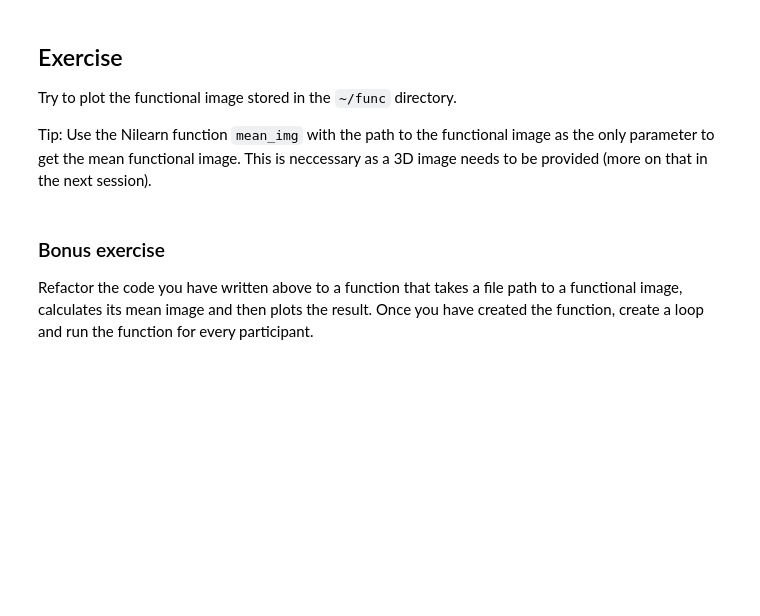
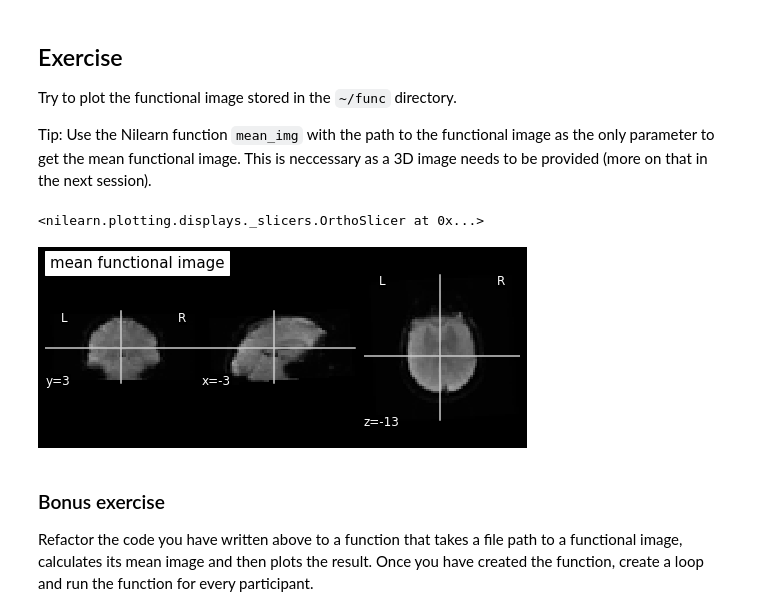
Before and after one commit to lrsktr/tewa-neuroimaging, a Jupyter notebook: 00_intro-and-quickstart/00_intro_and_quickstart.ipynb, the cells around one changed output. Saved outputs shown, nothing was run; the diff lists cells and outputs as text; code cells hidden in the pictures; blank space fills up the shorter version.

```diff
--- a/00_intro-and-quickstart/00_intro-and-quickstart.ipynb
+++ b/00_intro-and-quickstart/00_intro_and_quickstart.ipynb
@@ -135,3 +130,15 @@ func_img = image.mean_img(" ")
+# %%
+from nilearn import image
+
+subject = "sub-01"
+
+func_img = image.mean_img(
+    f"{subjects_dir}{subject}/ses-test/func/{subject}_ses-test_task-covertverbgeneration_bold.nii.gz")
+
+plotting.plot_anat(func_img, title="mean functional image")
+# %% [output]
+<nilearn.plotting.displays._slicers.OrthoSlicer at 0x...>
+[figure, added]
 # %% [markdown]
 ### Bonus exercise
 
```
Also changed, not shown: parts of 9 cells of this notebook.
